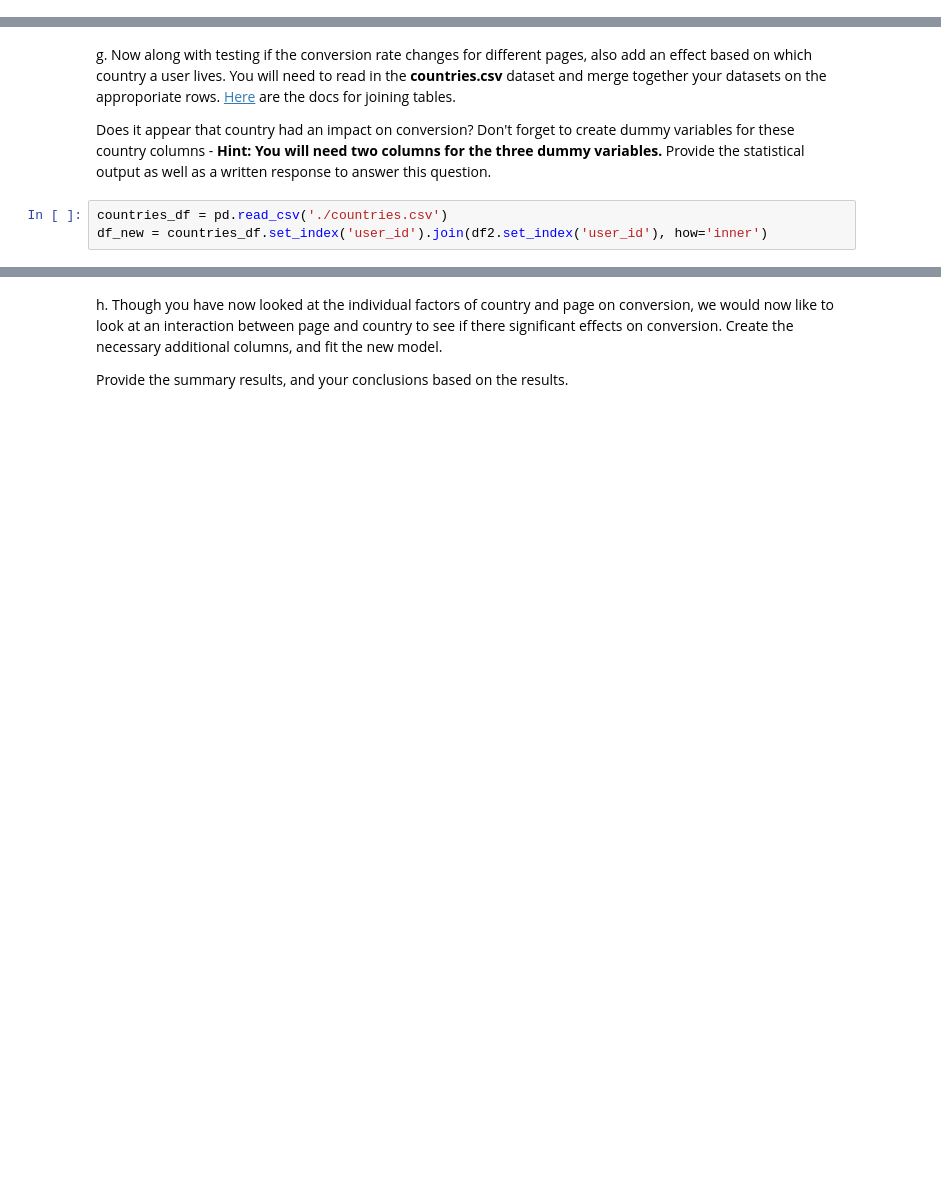
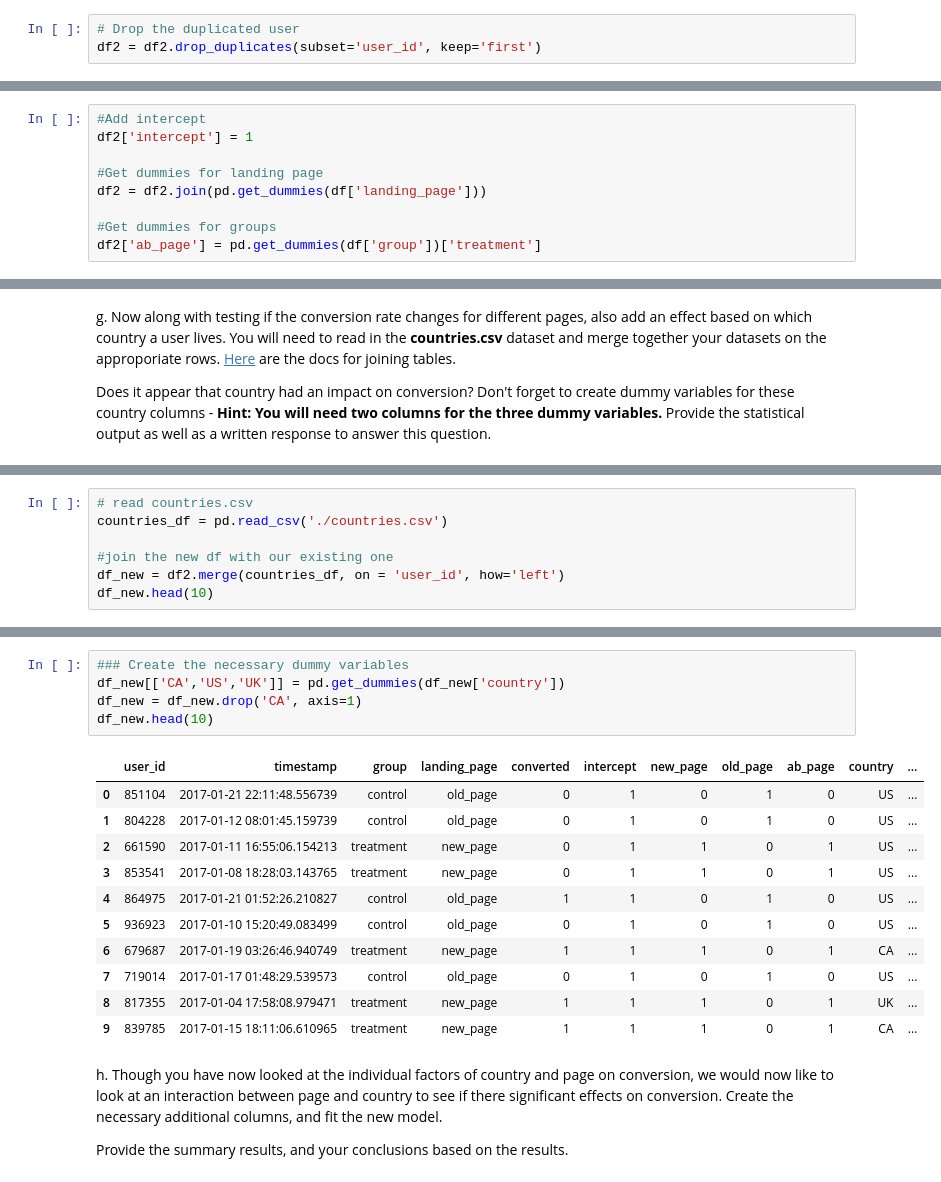
Before and after one commit to anniemburu/Analyze_ab_test_results, a Jupyter notebook: Analyze_ab_test_results_notebook.ipynb, the cells around one changed output, grey strips where cells are left out. Drawn from its saved outputs; the diff is of its cells as text; blank space fills up the shorter version.

```diff
--- a/Analyze_ab_test_results_notebook.ipynb
+++ b/Analyze_ab_test_results_notebook.ipynb
@@ -63,5 +127,8 @@ c. What is the row information for the repeat **user_id**?
 # %% [markdown]
 d. Remove **one** of the rows with a duplicate **user_id**, but keep your dataframe as **df2**.
+# %%
+# Drop the duplicated user
+df2 = df2.drop_duplicates(subset='user_id', keep='first')
 # %% [markdown]
 `4.` Use **df2** in the below cells to answer the quiz questions related to **Quiz 4** in the classroom.
 
@@ -149,2 +360,11 @@ a. Since each row is either a conversion or no conversion, what type of regressi
 # %% [markdown]
 b. The goal is to use **statsmodels** to fit the regression model you specified in part **a.** to see if there is a significant difference in conversion based on which page a customer receives.  However, you first need to create a column for the intercept, and create a dummy variable column for which page each user received.  Add an **intercept** column, as well as an **ab_page** column, which is 1 when an individual receives the **treatment** and 0 if **control**.
+# %%
+#Add intercept
+df2['intercept'] = 1
+
+#Get dummies for landing page
+df2 = df2.join(pd.get_dummies(df['landing_page']))
+
+#Get dummies for groups
+df2['ab_page'] = pd.get_dummies(df['group'])['treatment']
@@ -164,6 +432,3 @@ f. Now, you are considering other things that might influence whether or not an
 g. Now along with testing if the conversion rate changes for different pages, also add an effect based on which country a user lives. You will need to read in the **countries.csv** dataset and merge together your datasets on the approporiate rows.  [Here](https://pandas.pydata.org/pandas-docs/stable/generated/pandas.DataFrame.join.html) are the docs for joining tables.
 
 Does it appear that country had an impact on conversion?  Don't forget to create dummy variables for these country columns - **Hint: You will need two columns for the three dummy variables.** Provide the statistical output as well as a written response to answer this question.
-# %%
-countries_df = pd.read_csv('./countries.csv')
-df_new = countries_df.set_index('user_id').join(df2.set_index('user_id'), how='inner')
@@ -171,0 +435,7 @@ df_new = countries_df.set_index('user_id').join(df2.set_index('user_id'), how='i
+# %%
+# read countries.csv
+countries_df = pd.read_csv('./countries.csv')
+
+#join the new df with our existing one
+df_new = df2.merge(countries_df, on = 'user_id', how='left')
+df_new.head(10)
@@ -172,3 +454,20 @@ df_new = countries_df.set_index('user_id').join(df2.set_index('user_id'), how='i
+# %%
+### Create the necessary dummy variables
+df_new[['CA','US','UK']] = pd.get_dummies(df_new['country'])
+df_new = df_new.drop('CA', axis=1)
+df_new.head(10)
+# %% [output]
+|  | user_id | timestamp | group | landing_page | converted | intercept | new_page | old_page | ab_page | country | ... |
+| 0 | 851104 | 2017-01-21 22:11:48.556739 | control | old_page | 0 | 1 | 0 | 1 | 0 | US | ... |
+| 1 | 804228 | 2017-01-12 08:01:45.159739 | control | old_page | 0 | 1 | 0 | 1 | 0 | US | ... |
+| 2 | 661590 | 2017-01-11 16:55:06.154213 | treatment | new_page | 0 | 1 | 1 | 0 | 1 | US | ... |
+| 3 | 853541 | 2017-01-08 18:28:03.143765 | treatment | new_page | 0 | 1 | 1 | 0 | 1 | US | ... |
+| 4 | 864975 | 2017-01-21 01:52:26.210827 | control | old_page | 1 | 1 | 0 | 1 | 0 | US | ... |
+| 5 | 936923 | 2017-01-10 15:20:49.083499 | control | old_page | 0 | 1 | 0 | 1 | 0 | US | ... |
+| 6 | 679687 | 2017-01-19 03:26:46.940749 | treatment | new_page | 1 | 1 | 1 | 0 | 1 | CA | ... |
+| 7 | 719014 | 2017-01-17 01:48:29.539573 | control | old_page | 0 | 1 | 0 | 1 | 0 | US | ... |
+| 8 | 817355 | 2017-01-04 17:58:08.979471 | treatment | new_page | 1 | 1 | 1 | 0 | 1 | UK | ... |
+| 9 | 839785 | 2017-01-15 18:11:06.610965 | treatment | new_page | 1 | 1 | 1 | 0 | 1 | CA | ... |
 # %% [markdown]
 h. Though you have now looked at the individual factors of country and page on conversion, we would now like to look at an interaction between page and country to see if there significant effects on conversion.  Create the necessary additional columns, and fit the new model.
 
```
Also changed, not shown: parts of 67 cells of this notebook.
